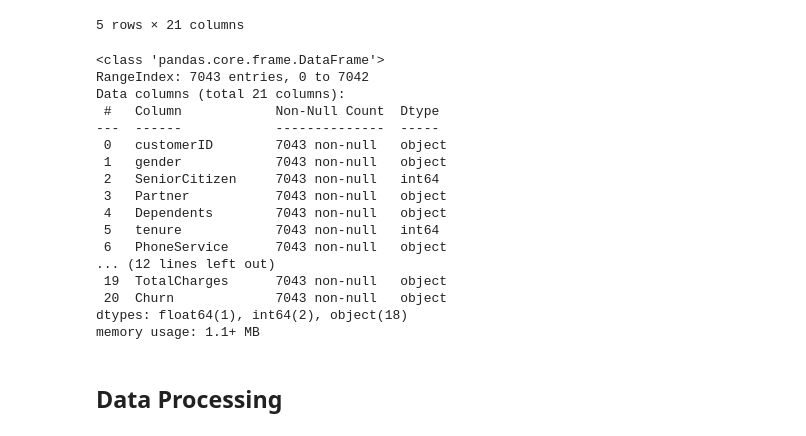
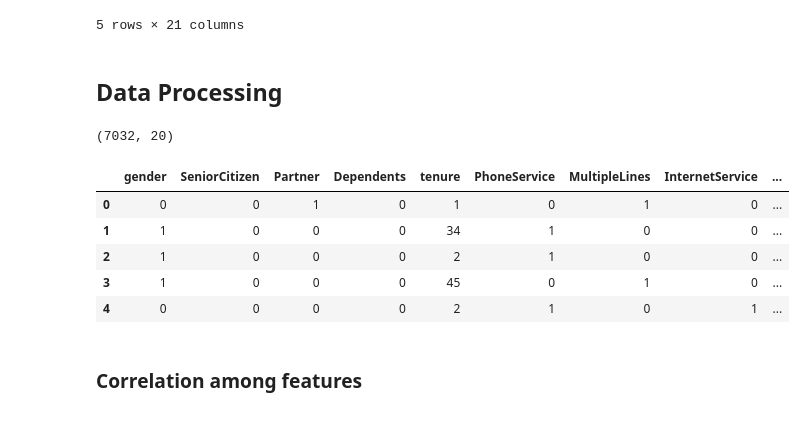
Before and after one commit to Saptaparnineogi/Customer-Churn-Risk-Assessment-and-Retention-Analytics, a Jupyter notebook: Telcom_Customer_Churn_Prediction_Model_building.ipynb, the cells around one changed output. Cells and saved outputs as stored; diff of their text form; code cells hidden in the pictures.

Commit message:
Data processing

```diff
--- a/Telcom_Customer_Churn_Prediction_Model_building.ipynb
+++ b/Telcom_Customer_Churn_Prediction_Model_building.ipynb
@@ -26,25 +27,31 @@ churn_df.head()
 | 3 | 7795-CFOCW | Male | 0 | No | No | 45 | No | No phone service | ... |
 | 4 | 9237-HQITU | Female | 0 | No | No | 2 | Yes | No | ... |
 5 rows × 21 columns
-# %%
-churn_df.info()
-# %% [output]
-<class 'pandas.core.frame.DataFrame'>
-RangeIndex: 7043 entries, 0 to 7042
-Data columns (total 21 columns):
- #   Column            Non-Null Count  Dtype
----  ------            --------------  -----
- 0   customerID        7043 non-null   object
- 1   gender            7043 non-null   object
- 2   SeniorCitizen     7043 non-null   int64
- 3   Partner           7043 non-null   object
- 4   Dependents        7043 non-null   object
- 5   tenure            7043 non-null   int64
- 6   PhoneService      7043 non-null   object
-... (12 lines left out)
- 19  TotalCharges      7043 non-null   object
- 20  Churn             7043 non-null   object
-dtypes: float64(1), int64(2), object(18)
-memory usage: 1.1+ MB
 # %% [markdown]
 ## Data Processing
+# %%
+# Dropping customer id as it has no use
+churn_df.drop("customerID", axis="columns", inplace=True)
+# Deleting 11 rows with missing values for Total Charges
+churn_df['TotalCharges'] = pd.to_numeric(churn_df.TotalCharges, errors='coerce')
+churn_df = churn_df.dropna()
+print(churn_df.shape)
+# %% [output]
+(7032, 20)
+# %%
+def object_to_int(dataframe_series):
+    if dataframe_series.dtype=='object':
+        dataframe_series = LabelEncoder().fit_transform(dataframe_series)
+    return dataframe_series
+
+churn_df = churn_df.apply(lambda x: object_to_int(x))
+churn_df.head()
+# %% [output]
+|  | gender | SeniorCitizen | Partner | Dependents | tenure | PhoneService | MultipleLines | InternetService | ... |
+| 0 | 0 | 0 | 1 | 0 | 1 | 0 | 1 | 0 | ... |
+| 1 | 1 | 0 | 0 | 0 | 34 | 1 | 0 | 0 | ... |
+| 2 | 1 | 0 | 0 | 0 | 2 | 1 | 0 | 0 | ... |
+| 3 | 1 | 0 | 0 | 0 | 45 | 0 | 1 | 0 | ... |
+| 4 | 0 | 0 | 0 | 0 | 2 | 1 | 0 | 1 | ... |
+# %% [markdown]
+### Correlation among features
```
Also changed, not shown: parts of 6 cells of this notebook.
